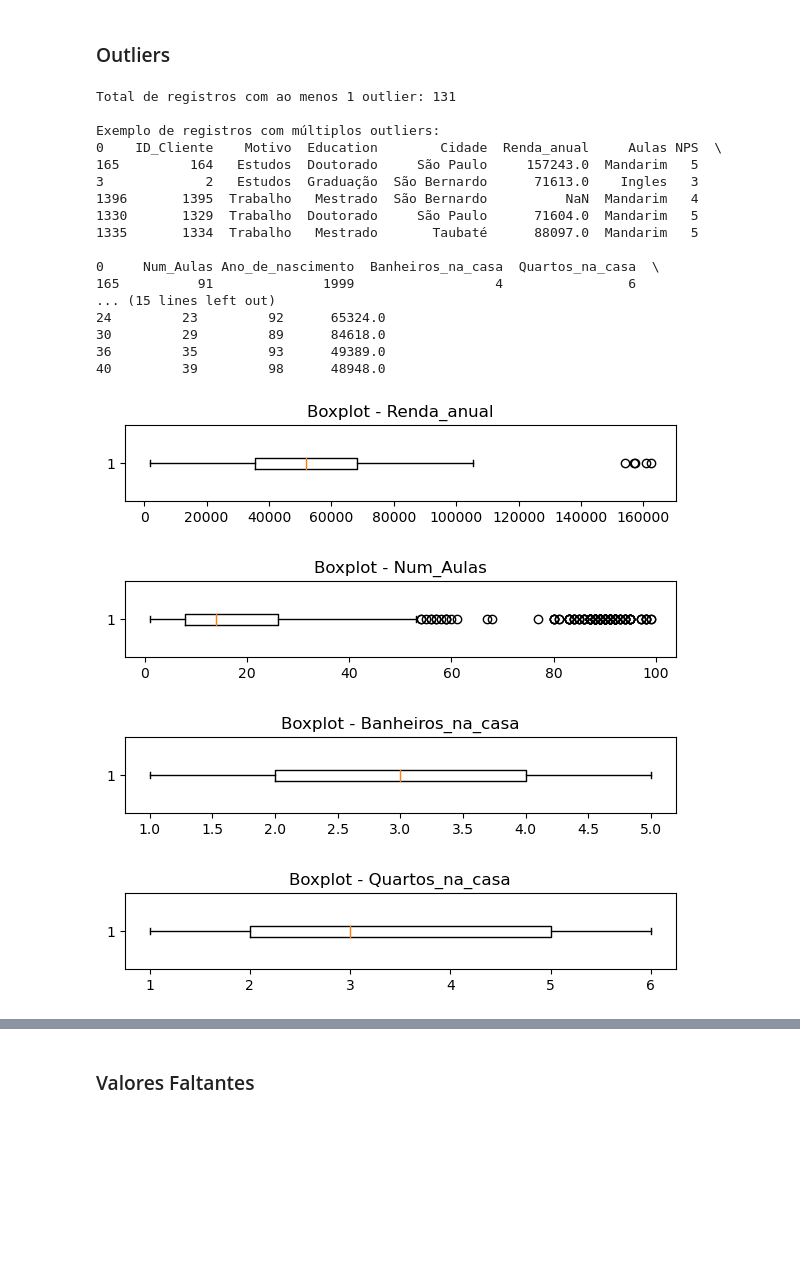
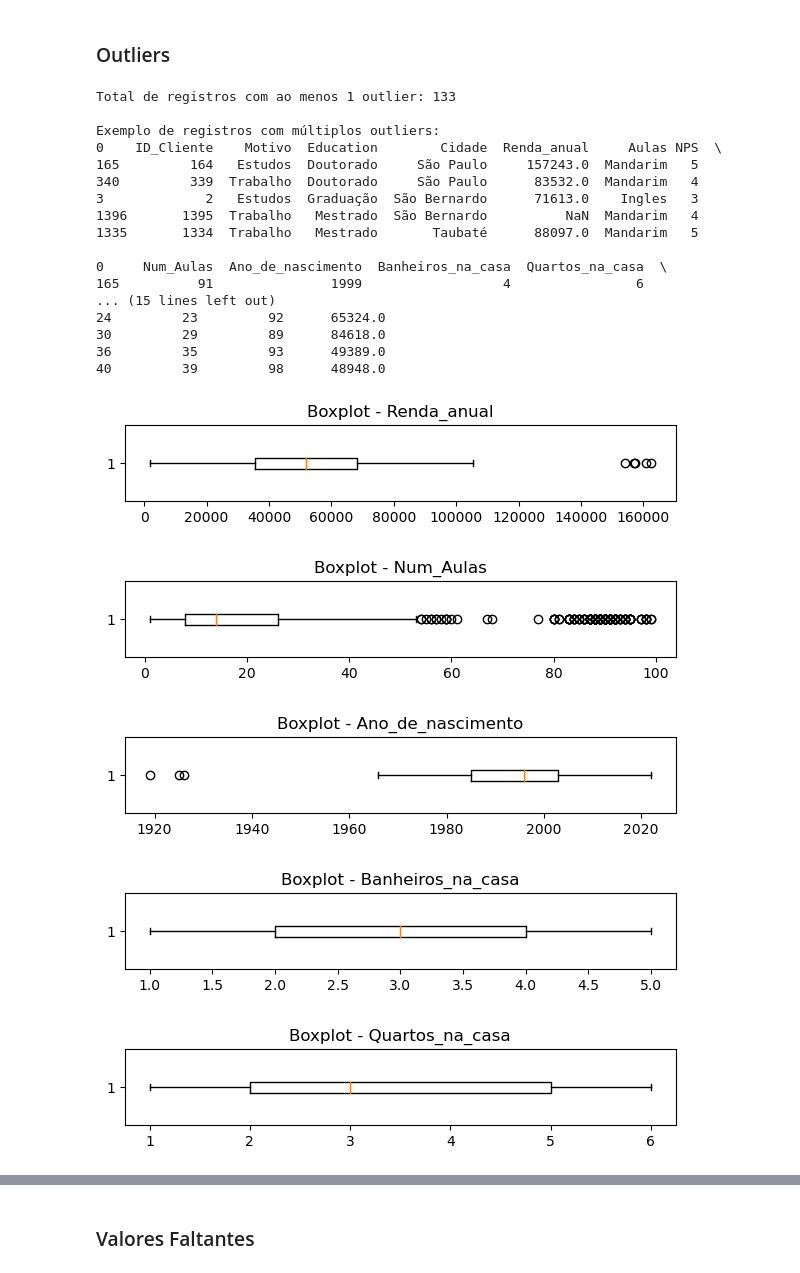
Before and after one commit to liviagcarvalho/LinguasI-Analise-Exploratoria, a Jupyter notebook: limpeza.ipynb, the cells around one changed output, grey strips where cells are left out. Saved outputs shown, nothing was run; the diff lists cells and outputs as text; code cells hidden in the pictures; blank space fills up the shorter version.

```diff
--- a/limpeza.ipynb
+++ b/limpeza.ipynb
@@ -253,12 +253,59 @@ Name: count, dtype: Int64
 #     plt.tight_layout()
 #     plt.show()
 
+# # Garantir que as colunas estão numéricas
+# df["Renda_anual"] = pd.to_numeric(df["Renda_anual"], errors="coerce")
+# df["Num_Aulas"] = pd.to_numeric(df["Num_Aulas"], errors="coerce")
+
+# # Atualizar lista de variáveis numéricas
+# variaveis_numericas = df.select_dtypes(include=["float64", "int64", "Int64"]).columns
+
+# # Inicializar flags de outliers
+# outlier_flags = pd.DataFrame(index=df.index)
+
+# # Detectar outliers por IQR
+# for coluna in variaveis_numericas:
+#     Q1 = df[coluna].quantile(0.25)
+#     Q3 = df[coluna].quantile(0.75)
+#     IQR = Q3 - Q1
+#     limite_inferior = Q1 - 1.5 * IQR
+#     limite_superior = Q3 + 1.5 * IQR
+#     outlier_flags[coluna + "_outlier"] = (
+#         (df[coluna] < limite_inferior) | (df[coluna] > limite_superior)
+#     )
+
+# # Contar quantas variáveis com outlier por linha
+# outlier_flags["total_outlier_flags"] = outlier_flags.sum(axis=1)
+
+# # Base com outliers
+# df_outliers = df[outlier_flags["total_outlier_flags"] > 0].copy()
+# df_outliers["qtd_outliers"] = outlier_flags["total_outlier_flags"]
+
+# # Resultados
+# print(f"Total de registros com ao menos 1 outlier: {len(df_outliers)}")
+# print("\nExemplo de registros com múltiplos outliers:")
+# print(df_outliers.sort_values("qtd_outliers", ascending=False).head())
+
+# # Verificar especificamente outliers de Num_Aulas
+# if "Num_Aulas_outlier" in outlier_flags.columns:
+#     num_aulas_outliers = df[outlier_flags["Num_Aulas_outlier"]]
+#     print(f"\nTotal de outliers em 'Num_Aulas': {len(num_aulas_outliers)}")
+#     print(num_aulas_outliers[["ID_Cliente", "Num_Aulas", "Renda_anual"]].head())
+
+# # Boxplots atualizados
+# for coluna in variaveis_numericas:
+#     plt.figure(figsize=(6, 1.5))
+#     plt.boxplot(df[coluna].dropna(), vert=False)
+#     plt.title(f"Boxplot - {coluna}")
+#     plt.tight_layout()
+#     plt.show()
 import pandas as pd
 import matplotlib.pyplot as plt
 
-# Garantir que as colunas estão numéricas
+# Garantir que as colunas estão numéricas (inclusive Ano_de_nascimento)
 df["Renda_anual"] = pd.to_numeric(df["Renda_anual"], errors="coerce")
 df["Num_Aulas"] = pd.to_numeric(df["Num_Aulas"], errors="coerce")
+df["Ano_de_nascimento"] = pd.to_numeric(df["Ano_de_nascimento"], errors="coerce")
 
 # Atualizar lista de variáveis numéricas
 variaveis_numericas = df.select_dtypes(include=["float64", "int64", "Int64"]).columns
@@ -266,7 +313,7 @@ variaveis_numericas = df.select_dtypes(include=["float64", "int64", "Int64"]).co
 # Inicializar flags de outliers
 outlier_flags = pd.DataFrame(index=df.index)
 
-# Detectar outliers por IQR
+# Detectar outliers por IQR para cada variável numérica
 for coluna in variaveis_numericas:
     Q1 = df[coluna].quantile(0.25)
     Q3 = df[coluna].quantile(0.75)
@@ -291,39 +338,40 @@ print(df_outliers.sort_values("qtd_outliers", ascending=False).head())
 
 # Verificar especificamente outliers de Num_Aulas
 if "Num_Aulas_outlier" in outlier_flags.columns:
     num_aulas_outliers = df[outlier_flags["Num_Aulas_outlier"]]
     print(f"\nTotal de outliers em 'Num_Aulas': {len(num_aulas_outliers)}")
     print(num_aulas_outliers[["ID_Cliente", "Num_Aulas", "Renda_anual"]].head())
 
 # Boxplots atualizados
 for coluna in variaveis_numericas:
     plt.figure(figsize=(6, 1.5))
     plt.boxplot(df[coluna].dropna(), vert=False)
     plt.title(f"Boxplot - {coluna}")
     plt.tight_layout()
     plt.show()
 # %% [output]
-Total de registros com ao menos 1 outlier: 131
+Total de registros com ao menos 1 outlier: 133
 
 Exemplo de registros com múltiplos outliers:
 0    ID_Cliente    Motivo  Education        Cidade  Renda_anual     Aulas NPS  \
 165         164   Estudos  Doutorado     São Paulo     157243.0  Mandarim   5
+340         339  Trabalho  Doutorado     São Paulo      83532.0  Mandarim   4
 3             2   Estudos  Graduação  São Bernardo      71613.0    Ingles   3
 1396       1395  Trabalho   Mestrado  São Bernardo          NaN  Mandarim   4
-1330       1329  Trabalho  Doutorado     São Paulo      71604.0  Mandarim   5
 1335       1334  Trabalho   Mestrado       Taubaté      88097.0  Mandarim   5
 
-0     Num_Aulas Ano_de_nascimento  Banheiros_na_casa  Quartos_na_casa  \
-165          91              1999                  4                6
+0     Num_Aulas  Ano_de_nascimento  Banheiros_na_casa  Quartos_na_casa  \
+165          91               1999                  4                6
 ... (15 lines left out)
 24         23         92      65324.0
 30         29         89      84618.0
 36         35         93      49389.0
 40         39         98      48948.0
 [figure]
 [figure]
-[figure, old version]
+[figure, new version]
-[figure, old version]
+[figure, new version]
+[figure, added]
 # %%
 # Criar novo DataFrame sem nenhum outlier
 # Substitui df original pela versão sem outliers
```
Also changed, not shown: parts of 17 cells of this notebook, 2 other files.
